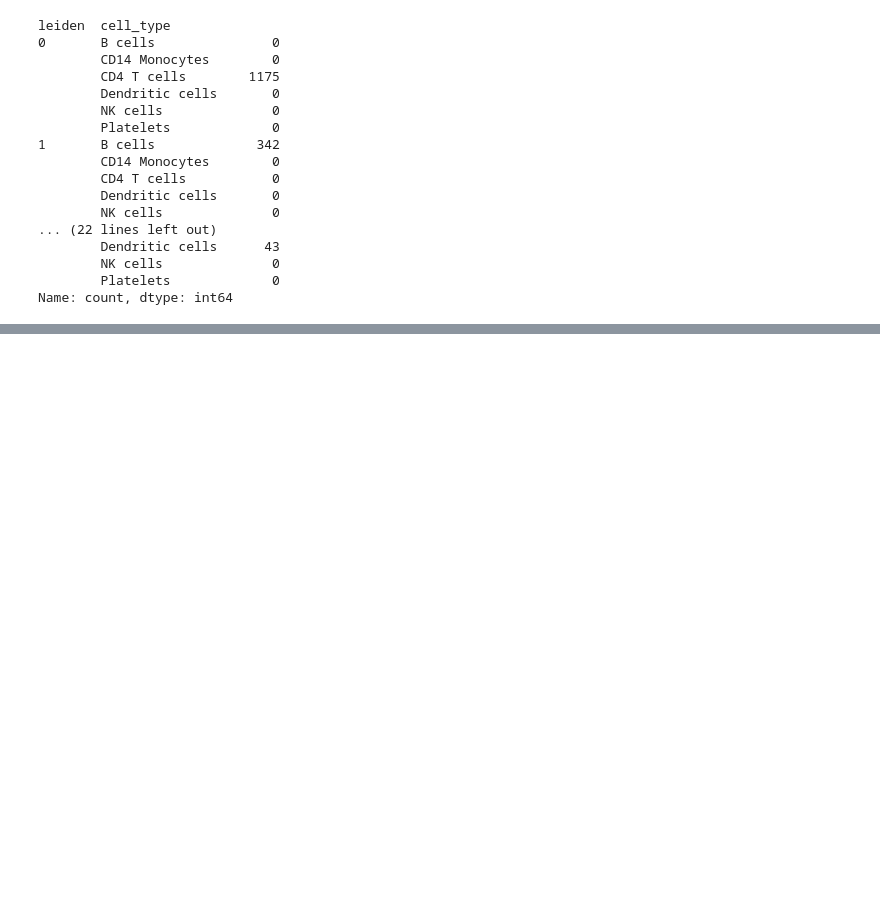
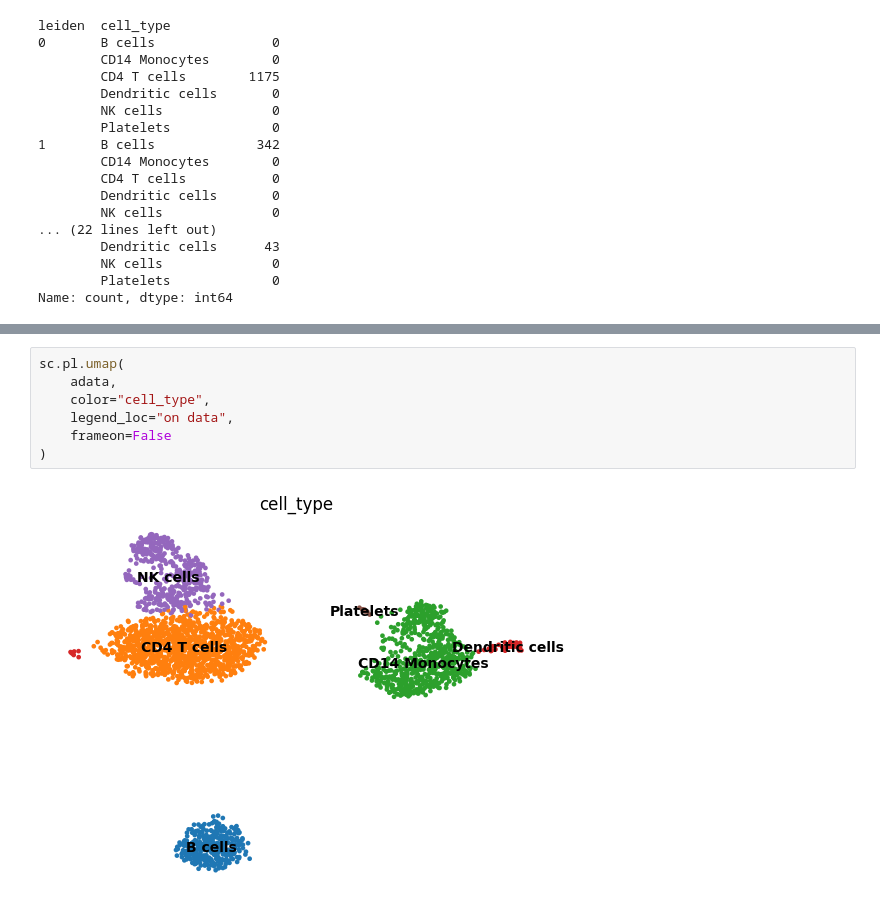
Before and after one commit to tshotts07/ImmunoType, a Jupyter notebook: notebooks/03_preprocessing.ipynb, the cells around one changed output, grey strips where cells are left out. Saved outputs shown, nothing was run; the diff lists cells and outputs as text; blank space fills up the shorter version.

```diff
--- a/notebooks/03_preprocessing.ipynb
+++ b/notebooks/03_preprocessing.ipynb
@@ -876,0 +910,9 @@ Name: count, dtype: int64
+# %%
+sc.pl.umap(
+    adata,
+    color="cell_type",
+    legend_loc="on data",
+    frameon=False
+)
+# %% [output]
+[figure, added]
```
Also changed, not shown: parts of 2 cells of this notebook, 1 other file.
